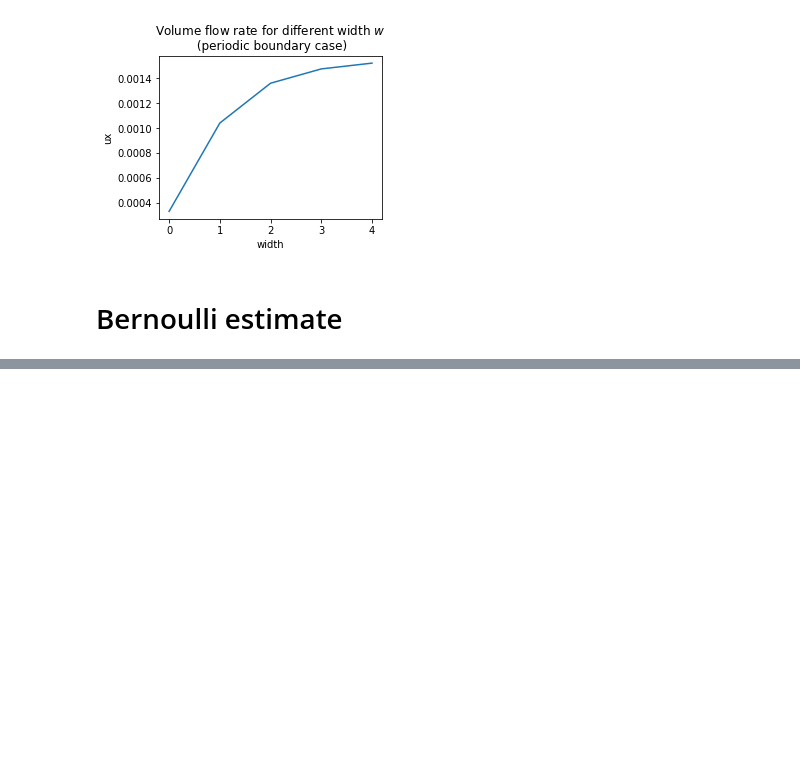
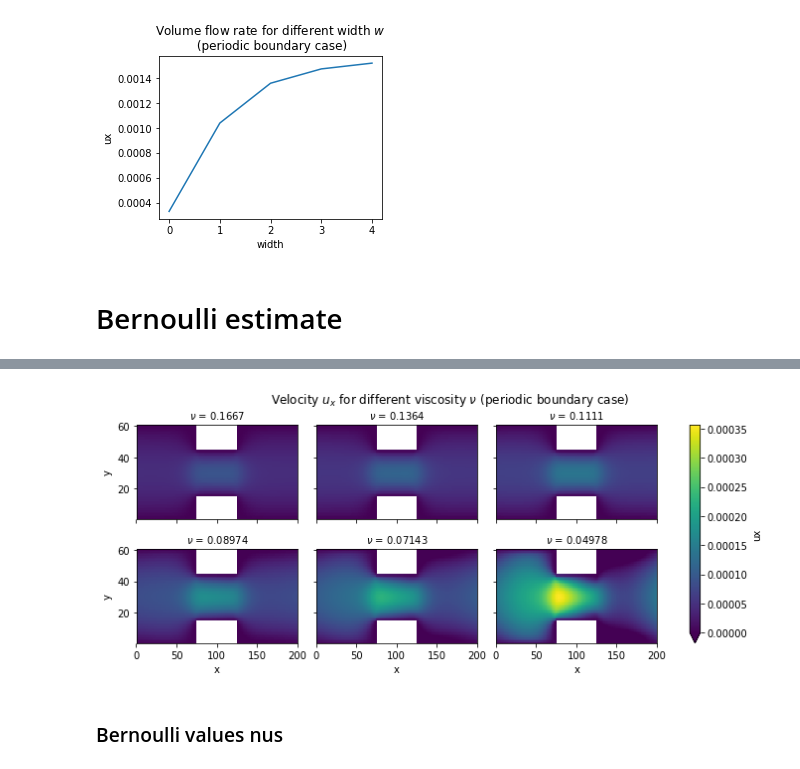
Before and after one commit to iacs-ac290r-2019-2/homework, a Jupyter notebook: HW2/JiaweiZhuang/use_LBM_solver.ipynb, the cells around one changed output, grey strips where cells are left out. Drawn from its saved outputs; the diff is of its cells as text; code cells hidden in the pictures; blank space fills up the shorter version.

```diff
--- a/HW2/JiaweiZhuang/use_LBM_solver.ipynb
+++ b/HW2/JiaweiZhuang/use_LBM_solver.ipynb
@@ -457,0 +551,4 @@ fig.savefig('case2_ws_volume_flow.png', dpi=200, bbox_inches = "tight")
+# %%
+omegas = np.array([1.0, 1.1, 1.2, 1.3, 1.4, 1.54])
+nus = 1/3 * (1/omegas - 0.5)
+nus
@@ -457,0 +558,5 @@ fig.savefig('case2_ws_volume_flow.png', dpi=200, bbox_inches = "tight")
+# %%
+ds_case1_nus = xr.open_mfdataset('lbm_bc1_w30_omega*_force1e-08_nt8000.nc', concat_dim=r'$\nu$')
+
+ds_case1_nus[r'$\nu$'] = nus
+ds_case1_nus
@@ -457,0 +575,8 @@ fig.savefig('case2_ws_volume_flow.png', dpi=200, bbox_inches = "tight")
+# %%
+ds_case1_nus['ux'].plot(col=r'$\nu$', col_wrap=3, vmin=0, figsize=[10, 4])
+plt.suptitle(r'Velocity $u_x$ for different viscosity $\nu$ (periodic boundary case)', y=1.025)
+plt.savefig('u_case1_nus.png', dpi=200, bbox_inches = "tight")
+# %% [output]
+[figure, added]
+# %% [markdown]
+### Bernoulli values nus
```
Also changed, not shown: parts of 14 cells of this notebook.
